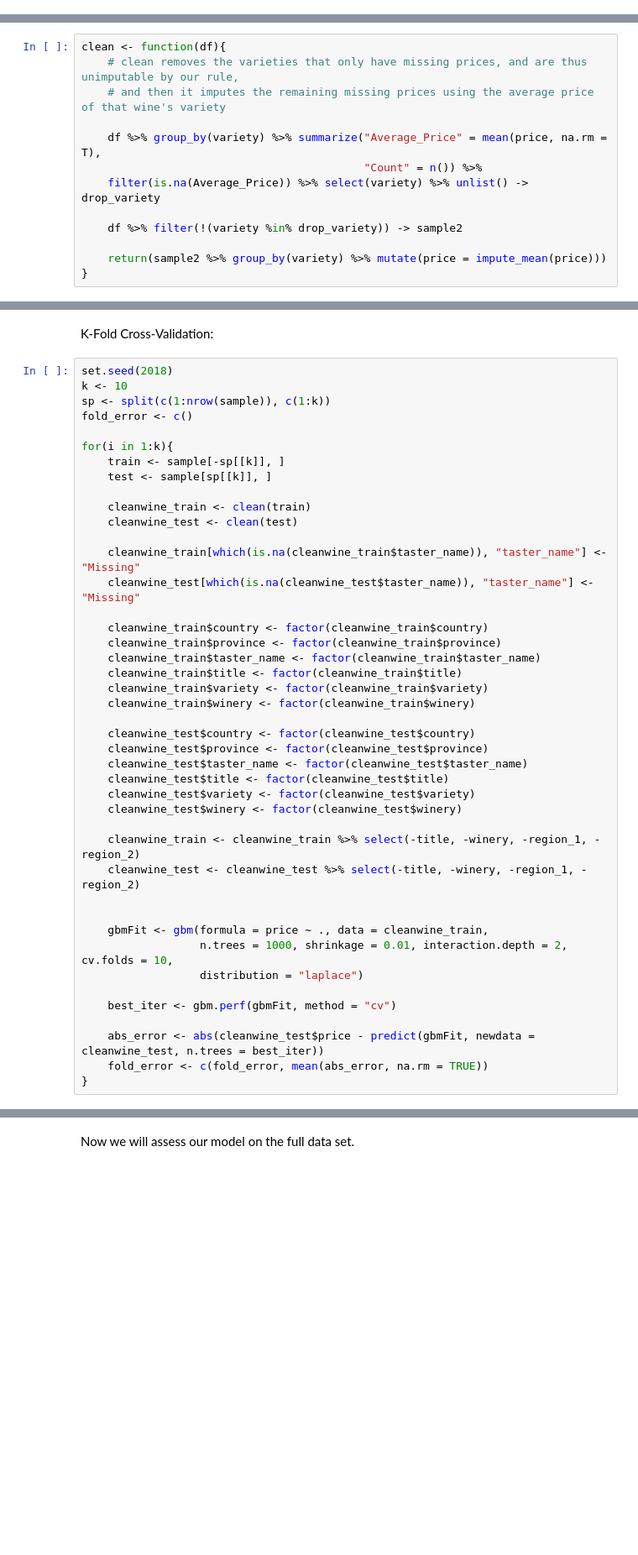
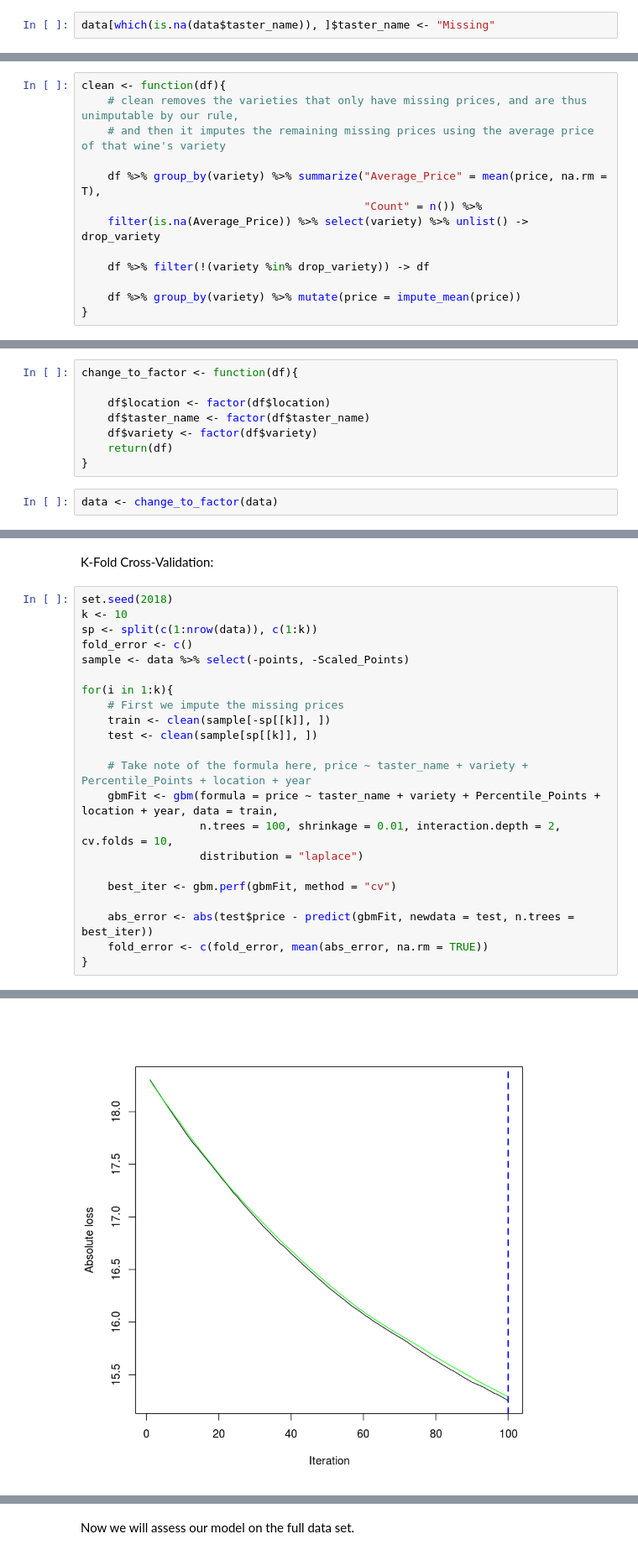
Before and after one commit to yiwenliu0127/707wine, a Jupyter notebook: 707Wine_Benji_Wagner.ipynb, the cells around one changed output, grey strips where cells are left out. Shown at 84% size. Saved outputs shown, nothing was run; the diff lists cells and outputs as text; blank space fills up the shorter version.

Commit message:
Finished data cleaning process

```diff
--- a/707Wine_Benji_Wagner.ipynb
+++ b/707Wine_Benji_Wagner.ipynb
@@ -94,3 +117,5 @@ summary(data$year)
+# %%
+data[which(is.na(data$taster_name)), ]$taster_name <- "Missing"
 # %% [markdown]
 We want to impute `price` by the average price of the missing wine's variety, i.e. we will group by variety, take the mean, and then use that value to impute. However, we won't be able to impute the price of wines where the variety has only missing prices because then the mean wouldn't be defined. Thus, these cases will be removed.
 # %%
@@ -105,7 +130,7 @@ clean <- function(df){
                                            "Count" = n()) %>%
     filter(is.na(Average_Price)) %>% select(variety) %>% unlist() -> drop_variety
 
-    df %>% filter(!(variety %in% drop_variety)) -> sample2
+    df %>% filter(!(variety %in% drop_variety)) -> df
 
-    return(sample2 %>% group_by(variety) %>% mutate(price = impute_mean(price)))
+    df %>% group_by(variety) %>% mutate(price = impute_mean(price))
 }
@@ -113,0 +137,10 @@ For our gradient boosted machine, it cannot handle variables with many levels. T
+# %%
+change_to_factor <- function(df){
+
+    df$location <- factor(df$location)
+    df$taster_name <- factor(df$taster_name)
+    df$variety <- factor(df$variety)
+    return(df)
+}
+# %%
+data <- change_to_factor(data)
@@ -116,43 +153,23 @@ K-Fold Cross-Validation:
 # %%
 set.seed(2018)
 k <- 10
-sp <- split(c(1:nrow(sample)), c(1:k))
+sp <- split(c(1:nrow(data)), c(1:k))
 fold_error <- c()
+sample <- data %>% select(-points, -Scaled_Points)
 
 for(i in 1:k){
-    train <- sample[-sp[[k]], ]
-    test <- sample[sp[[k]], ]
+    # First we impute the missing prices
+    train <- clean(sample[-sp[[k]], ])
+    test <- clean(sample[sp[[k]], ])
 
-    cleanwine_train <- clean(train)
-    cleanwine_test <- clean(test)
-
-    cleanwine_train[which(is.na(cleanwine_train$taster_name)), "taster_name"] <- "Missing"
-    cleanwine_test[which(is.na(cleanwine_test$taster_name)), "taster_name"] <- "Missing"
-
-    cleanwine_train$country <- factor(cleanwine_train$country)
-    cleanwine_train$province <- factor(cleanwine_train$province)
-    cleanwine_train$taster_name <- factor(cleanwine_train$taster_name)
-    cleanwine_train$title <- factor(cleanwine_train$title)
-    cleanwine_train$variety <- factor(cleanwine_train$variety)
-    cleanwine_train$winery <- factor(cleanwine_train$winery)
-
-    cleanwine_test$country <- factor(cleanwine_test$country)
-    cleanwine_test$province <- factor(cleanwine_test$province)
-    cleanwine_test$taster_name <- factor(cleanwine_test$taster_name)
-    cleanwine_test$title <- factor(cleanwine_test$title)
-    cleanwine_test$variety <- factor(cleanwine_test$variety)
-    cleanwine_test$winery <- factor(cleanwine_test$winery)
-
-    cleanwine_train <- cleanwine_train %>% select(-title, -winery, -region_1, -region_2)
-    cleanwine_test <- cleanwine_test %>% select(-title, -winery, -region_1, -region_2)
-
-
-    gbmFit <- gbm(formula = price ~ ., data = cleanwine_train,
-                  n.trees = 1000, shrinkage = 0.01, interaction.depth = 2, cv.folds = 10,
+    # Take note of the formula here, price ~ taster_name + variety + Percentile_Points + location + year
+    gbmFit <- gbm(formula = price ~ taster_name + variety + Percentile_Points + location + year, data = train,
+                  n.trees = 100, shrinkage = 0.01, interaction.depth = 2, cv.folds = 10,
                   distribution = "laplace")
 
     best_iter <- gbm.perf(gbmFit, method = "cv")
 
-    abs_error <- abs(cleanwine_test$price - predict(gbmFit, newdata = cleanwine_test, n.trees = best_iter))
+    abs_error <- abs(test$price - predict(gbmFit, newdata = test, n.trees = best_iter))
     fold_error <- c(fold_error, mean(abs_error, na.rm = TRUE))
 }
+# %% [output]
@@ -158,0 +179 @@ for(i in 1:k){
+[figure, added]
```
Also changed, not shown: parts of 21 cells of this notebook.
